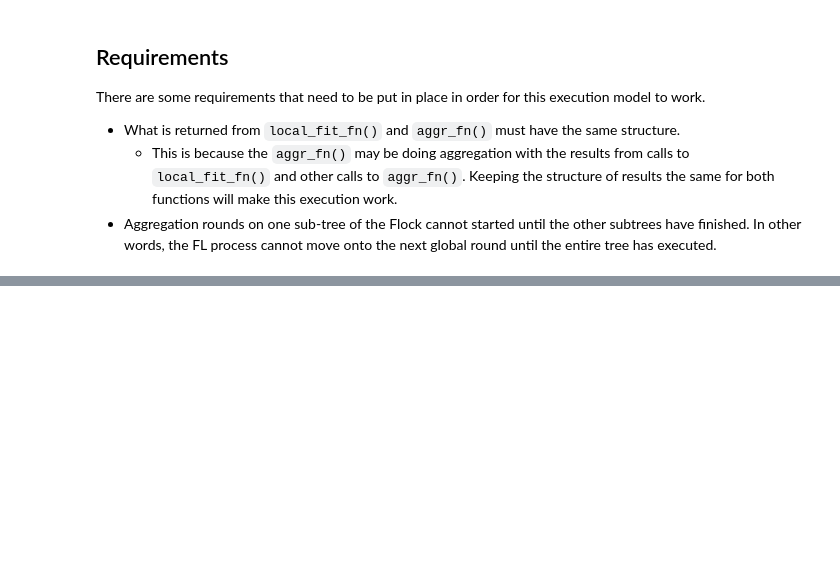
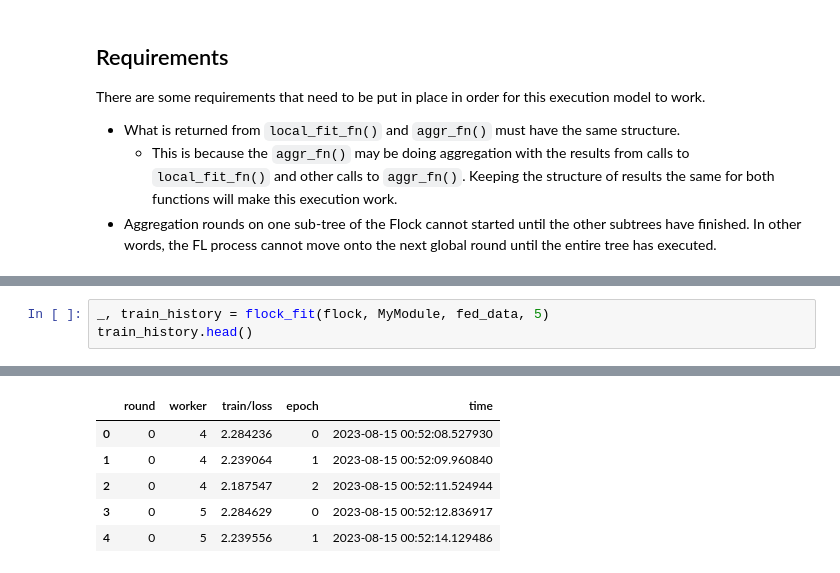
Before and after one commit to h-flox/flox, a Jupyter notebook: Fit-Prototype.ipynb, the cells around one changed output, grey strips where cells are left out. Saved outputs shown, nothing was run; the diff lists cells and outputs as text; blank space fills up the shorter version.

```diff
--- a/Fit-Prototype.ipynb
+++ b/Fit-Prototype.ipynb
@@ -124,0 +172,4 @@ There are some requirements that need to be put in place in order for this execu
+# %%
+_, train_history = flock_fit(flock, MyModule, fed_data, 5)
+train_history.head()
+# %% [output]
@@ -124,0 +177,6 @@ There are some requirements that need to be put in place in order for this execu
+|  | round | worker | train/loss | epoch | time |
+| 0 | 0 | 4 | 2.284236 | 0 | 2023-08-15 00:52:08.527930 |
+| 1 | 0 | 4 | 2.239064 | 1 | 2023-08-15 00:52:09.960840 |
+| 2 | 0 | 4 | 2.187547 | 2 | 2023-08-15 00:52:11.524944 |
+| 3 | 0 | 5 | 2.284629 | 0 | 2023-08-15 00:52:12.836917 |
+| 4 | 0 | 5 | 2.239556 | 1 | 2023-08-15 00:52:14.129486 |
```
Also changed, not shown: parts of 6 cells of this notebook, 19 other files.
